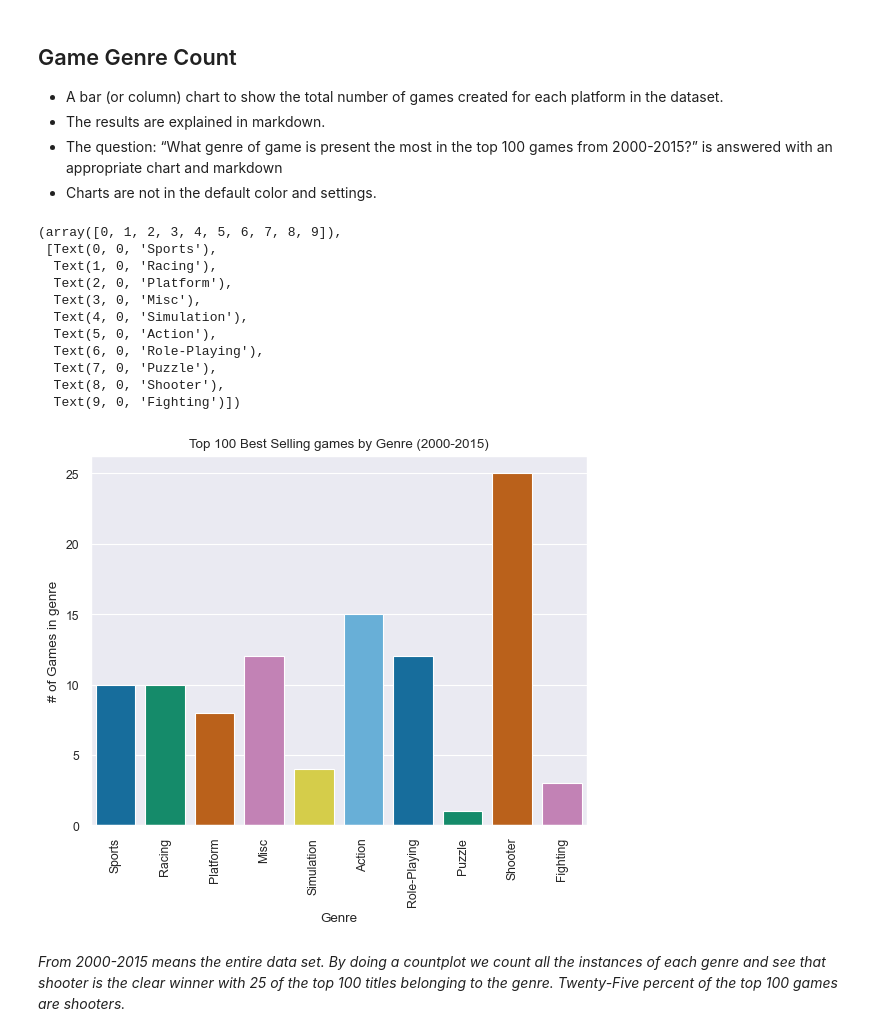
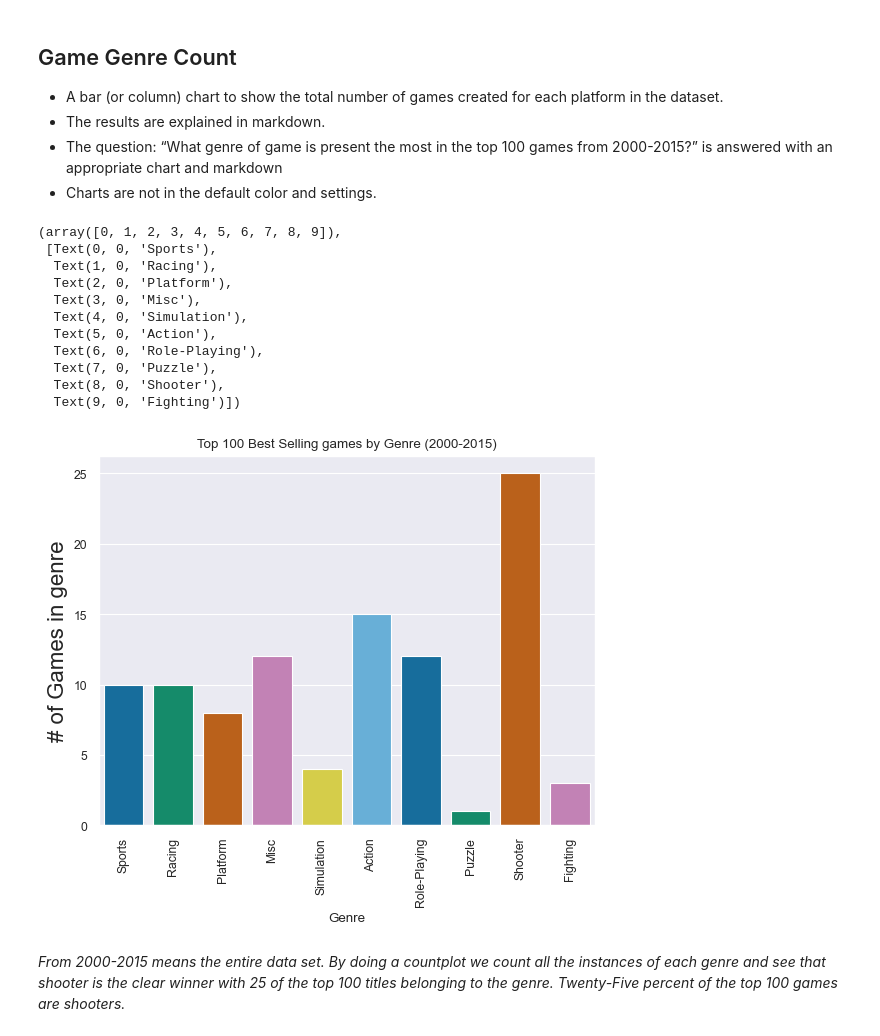
Before and after one commit to johnmunger/Techdegree-Unit6, a Jupyter notebook: videoGameSale.ipynb, the cells around one changed output. Cells and saved outputs as stored; diff of their text form; code cells hidden in the pictures.

```diff
--- a/videoGameSale.ipynb
+++ b/videoGameSale.ipynb
@@ -273,26 +272,26 @@ plt.show()
 # %%
 
 
 # title of plot
 plt.title('Top 100 Best Selling games by Genre (2000-2015)')
 sns.set_theme('paper')
 colorPalette = sns.color_palette('colorblind6')
 sns.countplot(topGames, x='Genre', palette=colorPalette)
 plt.xlabel('Genre')
-plt.ylabel(f'# of Games in genre')
+plt.ylabel(f'# of Games in genre', fontsize=16)
 plt.xticks(rotation=90)
 # %% [output]
 (array([0, 1, 2, 3, 4, 5, 6, 7, 8, 9]),
  [Text(0, 0, 'Sports'),
   Text(1, 0, 'Racing'),
   Text(2, 0, 'Platform'),
   Text(3, 0, 'Misc'),
   Text(4, 0, 'Simulation'),
   Text(5, 0, 'Action'),
   Text(6, 0, 'Role-Playing'),
   Text(7, 0, 'Puzzle'),
   Text(8, 0, 'Shooter'),
   Text(9, 0, 'Fighting')])
-[figure, old version]
+[figure, new version]
 # %% [markdown]
 *From 2000-2015 means the entire data set. By doing a countplot we count all the instances of each genre and see that shooter is the clear winner with 25 of the top 100 titles belonging to the genre.  Twenty-Five percent of the top 100 games are shooters.*
```
Also changed, not shown: parts of 2 cells of this notebook.
